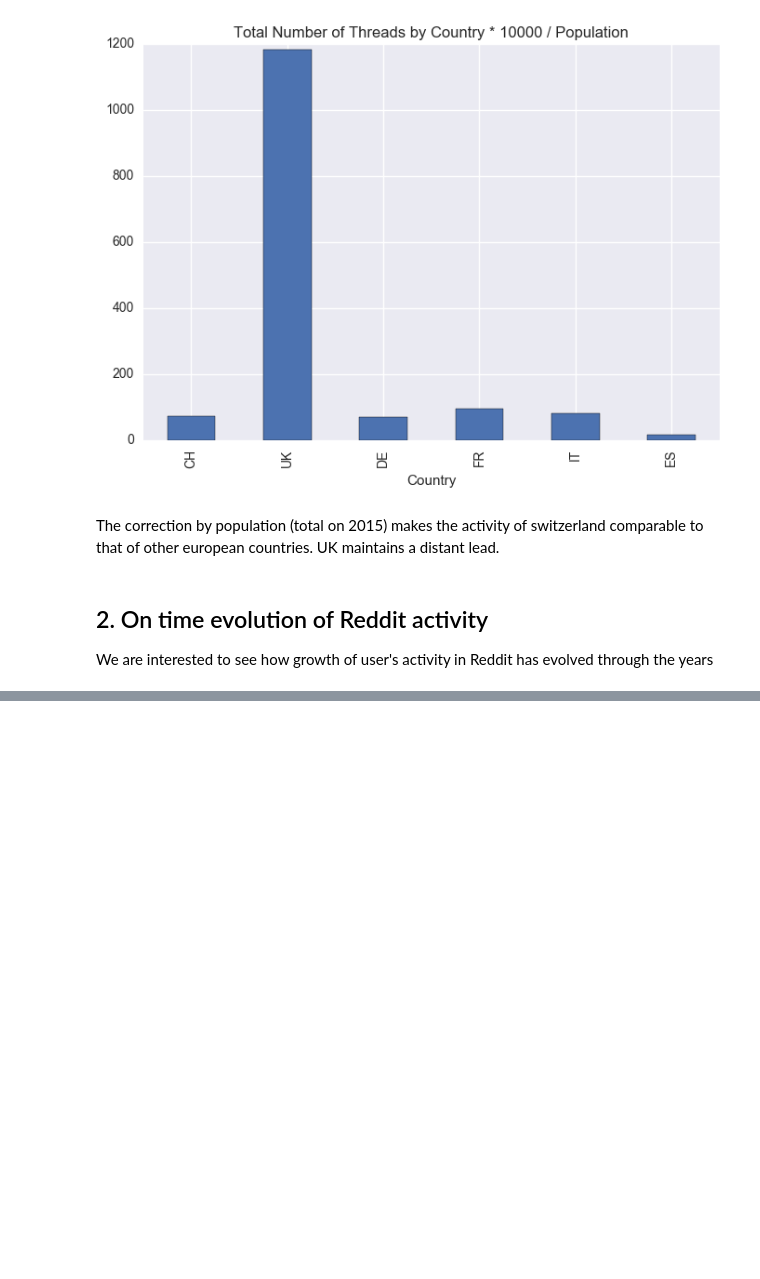
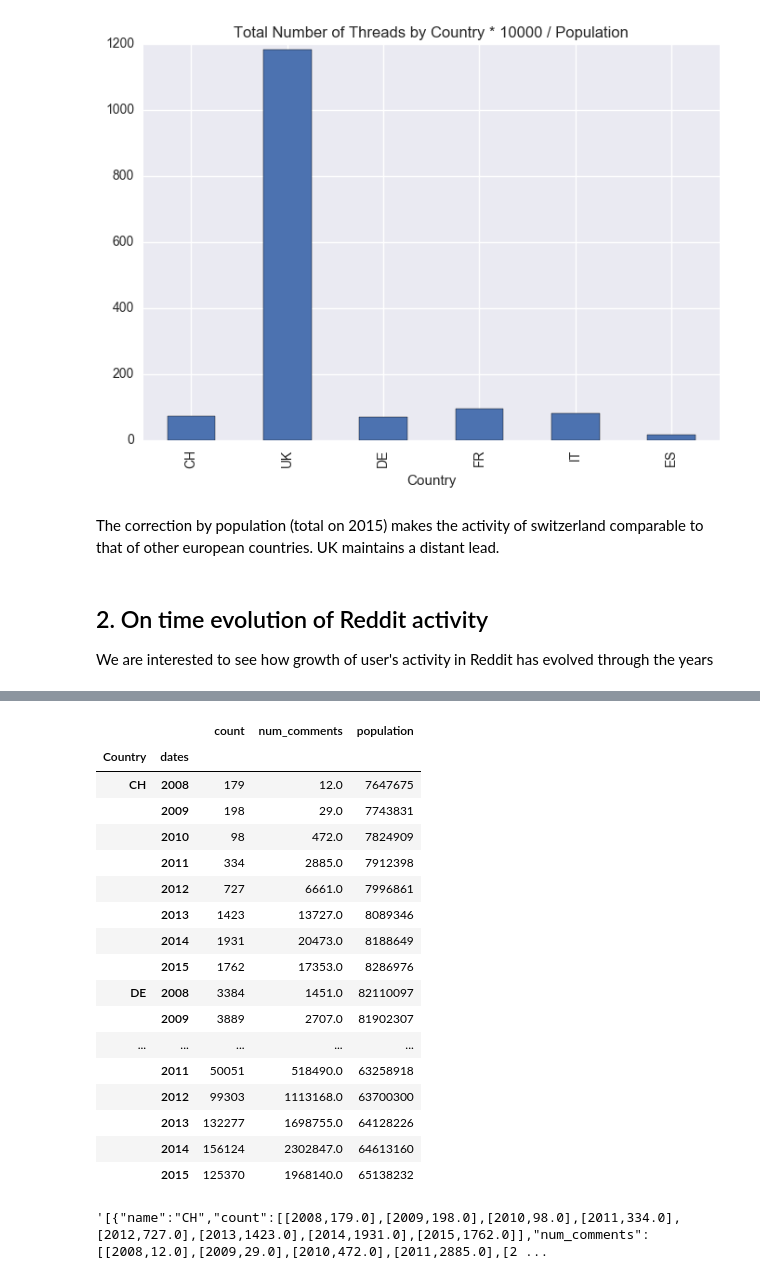
Before and after one commit to vidit09/ada-project, a Jupyter notebook: Content Growth/Analyzing Reddit Content Growth.ipynb, the cells around one changed output, grey strips where cells are left out. Cells and saved outputs as stored; diff of their text form; code cells hidden in the pictures; blank space fills up the shorter version.

Commit message:
json obtained

```diff
--- a/Content Growth/Analyzing Reddit Content Growth.ipynb
+++ b/Content Growth/Analyzing Reddit Content Growth.ipynb
@@ -186,0 +191,49 @@ df.head()
+# %%
+df_by_country_by_year2 = df_by_country_by_year.copy()
+list_country_names = ['Switzerland','United Kingdom','Germany','France','Italy','Spain']
+list_country_codes = ['CH','UK','DE','FR','IT','ES']
+list_years = ['2008','2009','2010','2011','2012','2013','2014','2015']
+
+for i in range(len(list_country_names)):
+    for year in list_years:
+        population = df_population.ix[list_country_names[i] ,year + ' [YR' + year +']']
+        df_by_country_by_year2.loc[(list_country_codes[i], year), 'population'] = int(population)
+
+df_by_country_by_year2 = df_by_country_by_year2.query('population > 0')
+df_by_country_by_year2
+# %% [output]
+|  |  | count | num_comments | population |
+| Country | dates |  |  |  |
+| CH | 2008 | 179 | 12.0 | 7647675 |
+|  | 2009 | 198 | 29.0 | 7743831 |
+|  | 2010 | 98 | 472.0 | 7824909 |
+|  | 2011 | 334 | 2885.0 | 7912398 |
+|  | 2012 | 727 | 6661.0 | 7996861 |
+|  | 2013 | 1423 | 13727.0 | 8089346 |
+|  | 2014 | 1931 | 20473.0 | 8188649 |
+|  | 2015 | 1762 | 17353.0 | 8286976 |
+| DE | 2008 | 3384 | 1451.0 | 82110097 |
+|  | 2009 | 3889 | 2707.0 | 81902307 |
+| ... | ... | ... | ... | ... |
+|  | 2011 | 50051 | 518490.0 | 63258918 |
+|  | 2012 | 99303 | 1113168.0 | 63700300 |
+|  | 2013 | 132277 | 1698755.0 | 64128226 |
+|  | 2014 | 156124 | 2302847.0 | 64613160 |
+|  | 2015 | 125370 | 1968140.0 | 65138232 |
+# %%
+# Create Json -> CUSTOM LOOP BECAUSE THE DATA NEEDS A VERY PARTICULAR FORMAT
+
+j = '['
+for c in list_country_codes:
+    j = j + '{"name":"' + c + '",'
+    for n in df_by_country_by_year2.columns:
+        j = j + '"' + n + '":['
+        for y in list_years:
+            j = j + '[' + str(y) + ',' + str(df_by_country_by_year2.loc[(c,y),n]) + '],'
+        j = j[0:-1] + '],'
+    j = j[0:-1] + '},'
+j = j[0:-1] + ']'
+
+j
+# %% [output]
+'[{"name":"CH","count":[[2008,179.0],[2009,198.0],[2010,98.0],[2011,334.0],[2012,727.0],[2013,1423.0],[2014,1931.0],[2015,1762.0]],"num_comments":[[2008,12.0],[2009,29.0],[2010,472.0],[2011,2885.0],[2 ...
```
Also changed, not shown: parts of 3 cells of this notebook, 1 other file.
